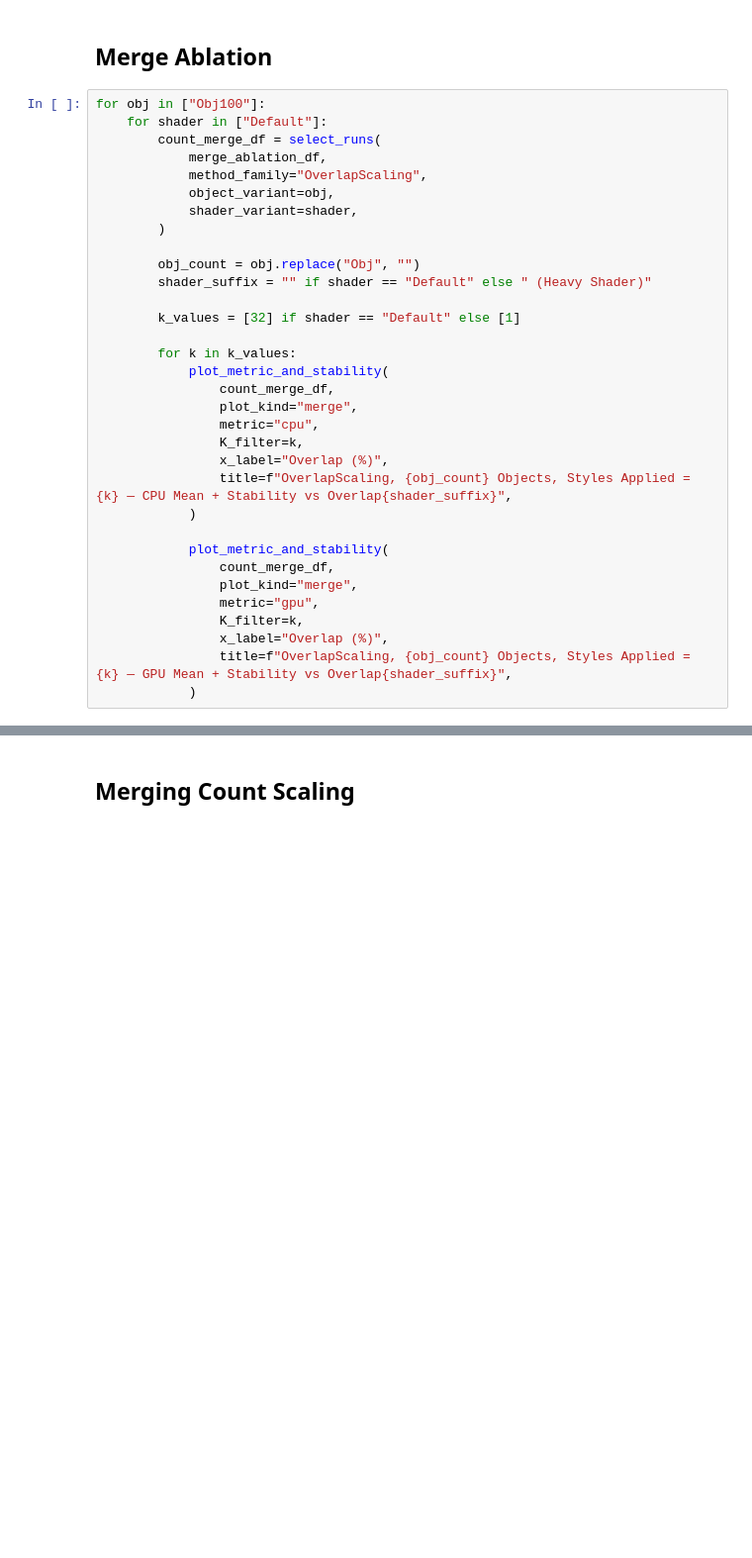
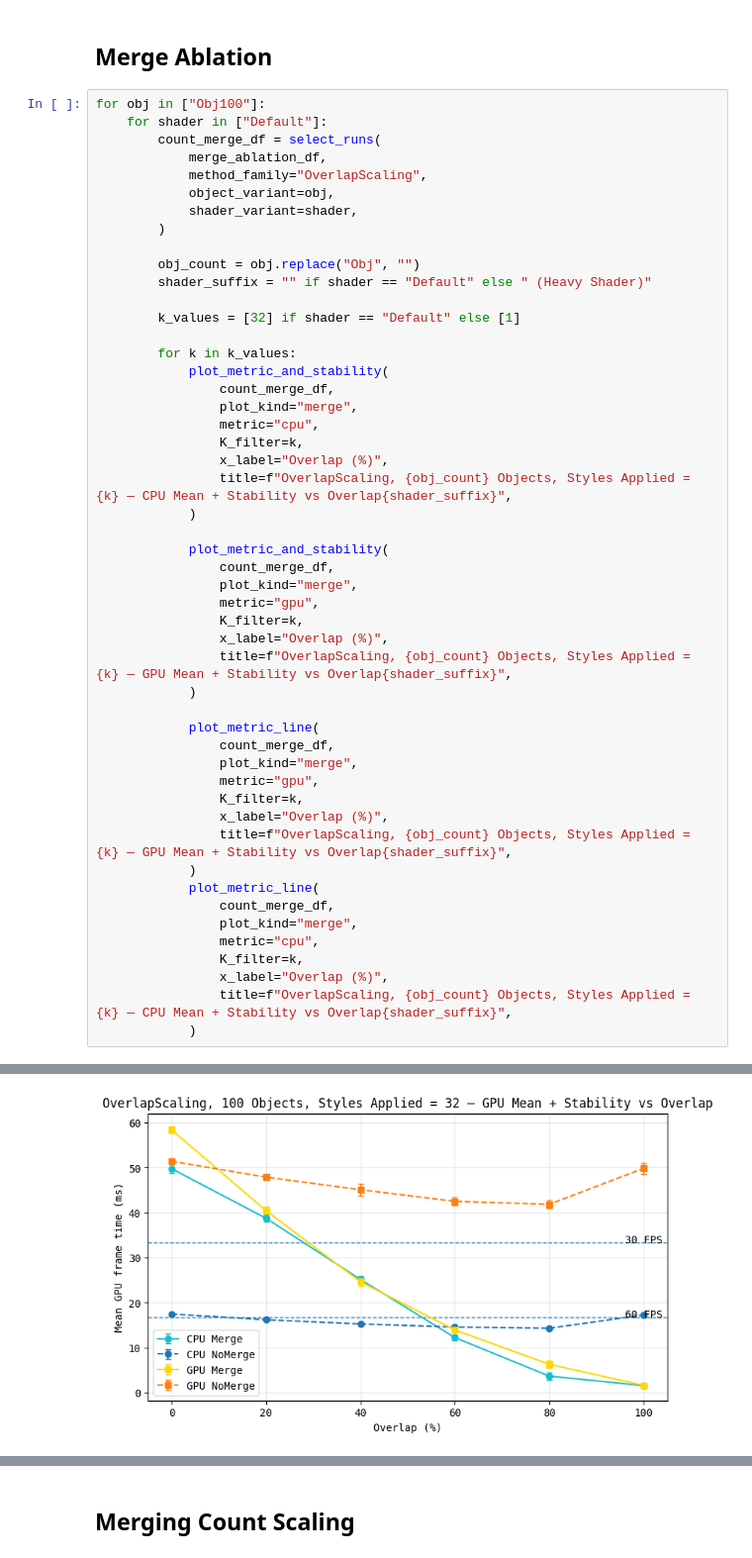
Before and after one commit to BigRorzUni/MultipleStyleRendering, a Jupyter notebook: Graphs.ipynb, the cells around one changed output, grey strips where cells are left out. Shown at 99% size. Saved outputs shown, nothing was run; the diff lists cells and outputs as text; blank space fills up the shorter version.

```diff
--- a/Graphs.ipynb
+++ b/Graphs.ipynb
@@ -1000,30 +999,48 @@ for obj in ["Obj100"]:
             object_variant=obj,
             shader_variant=shader,
         )
 
         obj_count = obj.replace("Obj", "")
         shader_suffix = "" if shader == "Default" else " (Heavy Shader)"
 
         k_values = [32] if shader == "Default" else [1]
 
         for k in k_values:
             plot_metric_and_stability(
                 count_merge_df,
                 plot_kind="merge",
                 metric="cpu",
                 K_filter=k,
                 x_label="Overlap (%)",
                 title=f"OverlapScaling, {obj_count} Objects, Styles Applied = {k} — CPU Mean + Stability vs Overlap{shader_suffix}",
             )
 
             plot_metric_and_stability(
                 count_merge_df,
                 plot_kind="merge",
                 metric="gpu",
                 K_filter=k,
                 x_label="Overlap (%)",
                 title=f"OverlapScaling, {obj_count} Objects, Styles Applied = {k} — GPU Mean + Stability vs Overlap{shader_suffix}",
             )
+
+            plot_metric_line(
+                count_merge_df,
+                plot_kind="merge",
+                metric="gpu",
+                K_filter=k,
+                x_label="Overlap (%)",
+                title=f"OverlapScaling, {obj_count} Objects, Styles Applied = {k} — GPU Mean + Stability vs Overlap{shader_suffix}",
+            )
+            plot_metric_line(
+                count_merge_df,
+                plot_kind="merge",
+                metric="cpu",
+                K_filter=k,
+                x_label="Overlap (%)",
+                title=f"OverlapScaling, {obj_count} Objects, Styles Applied = {k} — CPU Mean + Stability vs Overlap{shader_suffix}",
+            )
 # %% [output]
 [figure]
 [figure]
+[figure, added]
```
Also changed, not shown: parts of 4 cells of this notebook, 6 other files.
